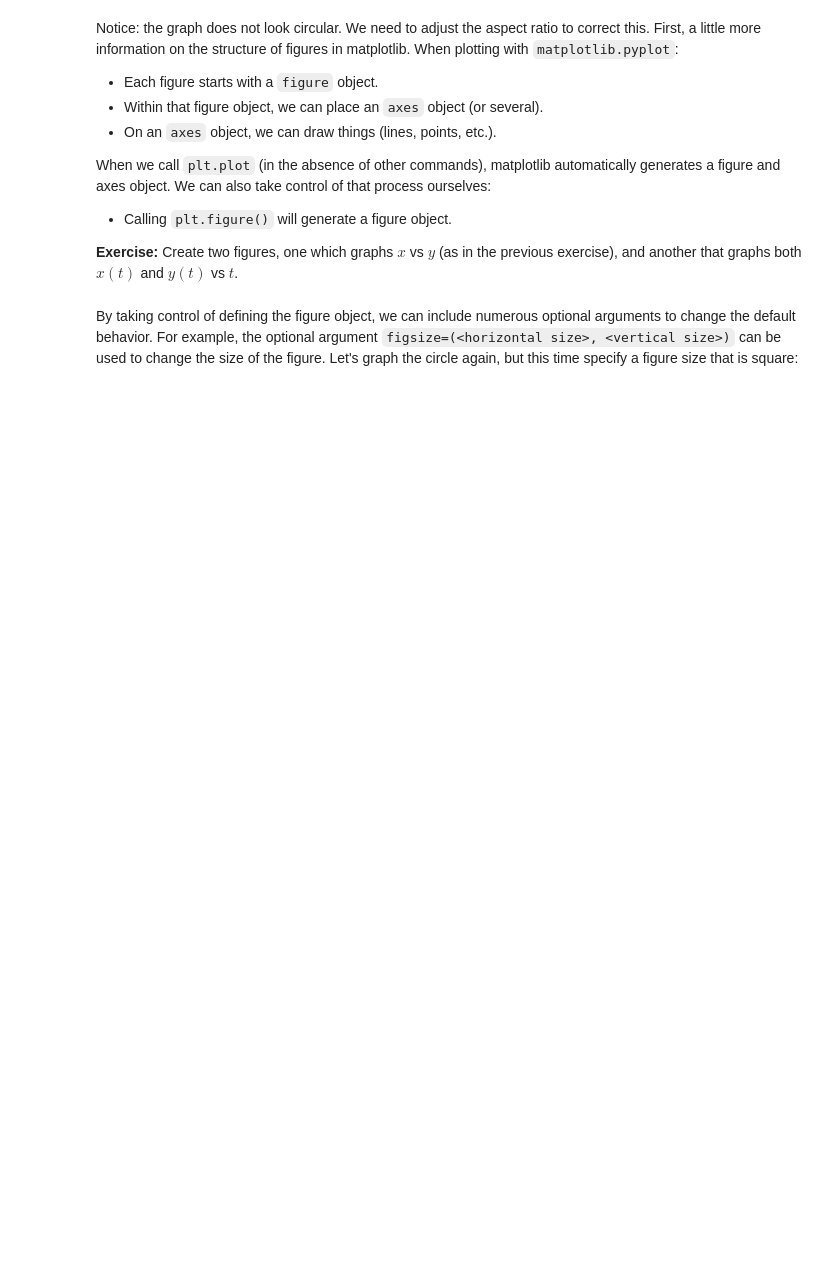
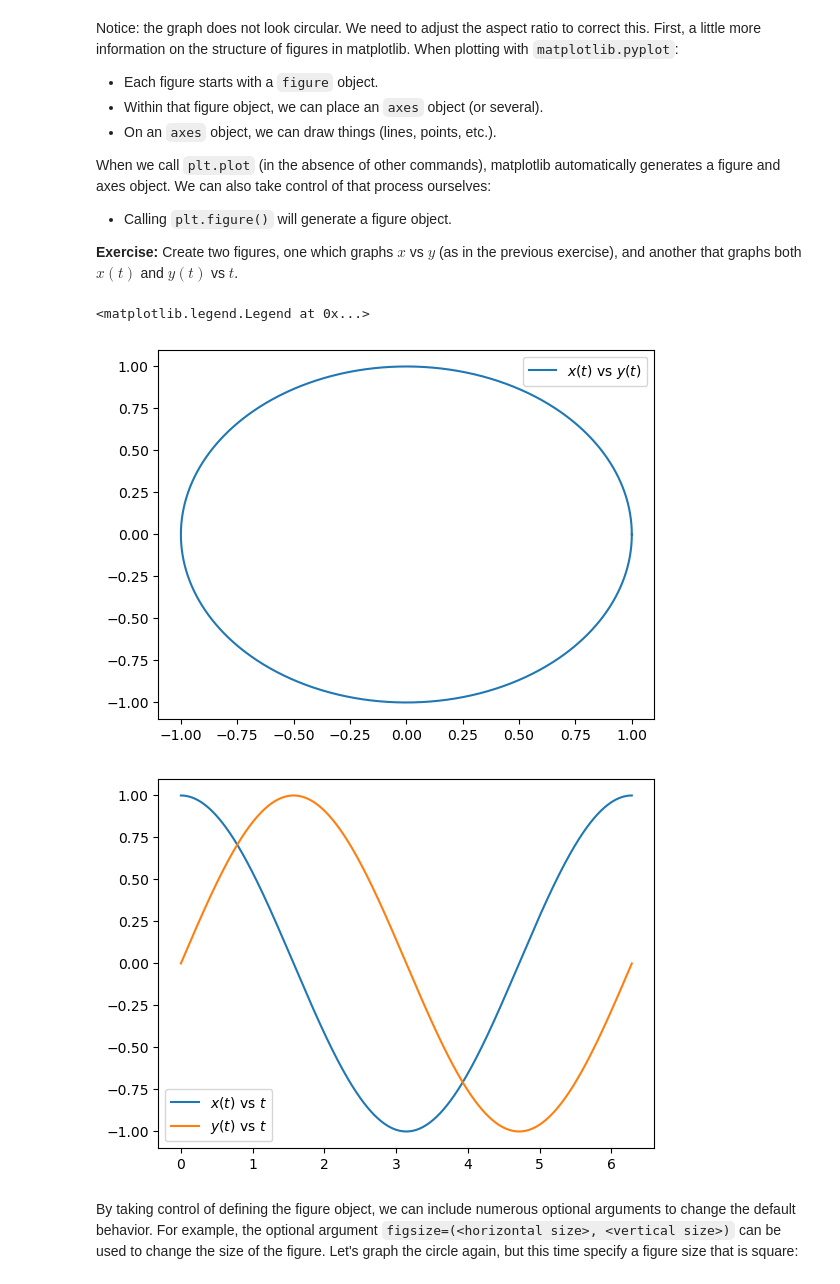
Before and after one commit to jllottes/jllottes.github.io, a Jupyter notebook: _static/weekly_notebooks/week06_notebook.ipynb, the cells around one changed output. Cells and saved outputs as stored; diff of their text form; code cells hidden in the pictures; blank space fills up the shorter version.

```diff
--- a/_static/weekly_notebooks/week06_notebook.ipynb
+++ b/_static/weekly_notebooks/week06_notebook.ipynb
@@ -21,6 +31,20 @@ When we call `plt.plot` (in the absence of other commands), matplotlib automatic
  - Calling `plt.figure()` will generate a figure object.
 
 **Exercise:** Create two figures, one which graphs $x$ vs $y$ (as in the previous exercise), and another that graphs both $x(t)$ and $y(t)$ vs $t$.
+# %%
+plt.figure()
+plt.plot(x,y, label='$x(t)$ vs $y(t)$')
+plt.legend()
+
+plt.figure()
+plt.plot(t, x, label='$x(t)$ vs $t$')
+plt.plot(t, y, label='$y(t)$ vs $t$')
+
+plt.legend()
+# %% [output]
+<matplotlib.legend.Legend at 0x...>
+[figure, added]
+[figure, added]
 # %% [markdown]
 By taking control of defining the figure object, we can include numerous optional arguments to change the default behavior. For example, the optional argument `figsize=(<horizontal size>, <vertical size>)` can be used to change the size of the figure. Let's graph the circle again, but this time specify a figure size that is square:
 # %%
```
Also changed, not shown: parts of 32 cells of this notebook, 2 other files.
